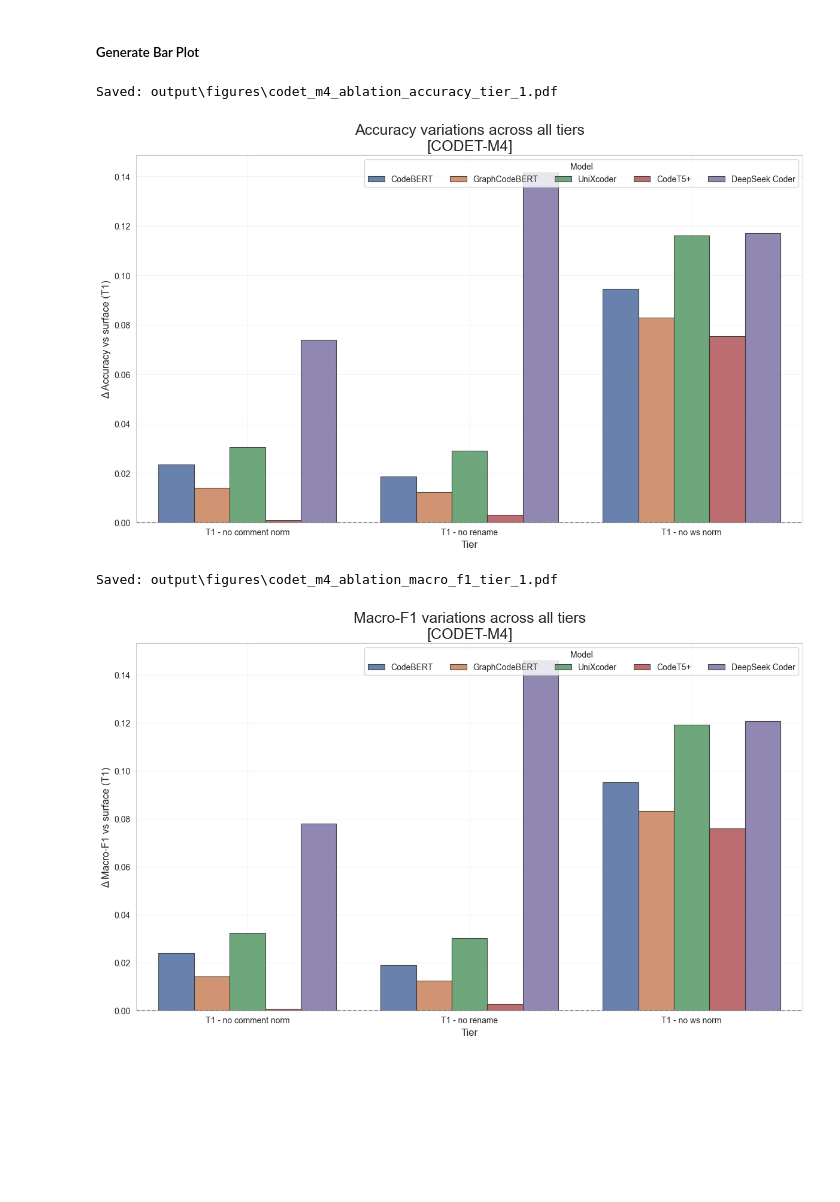
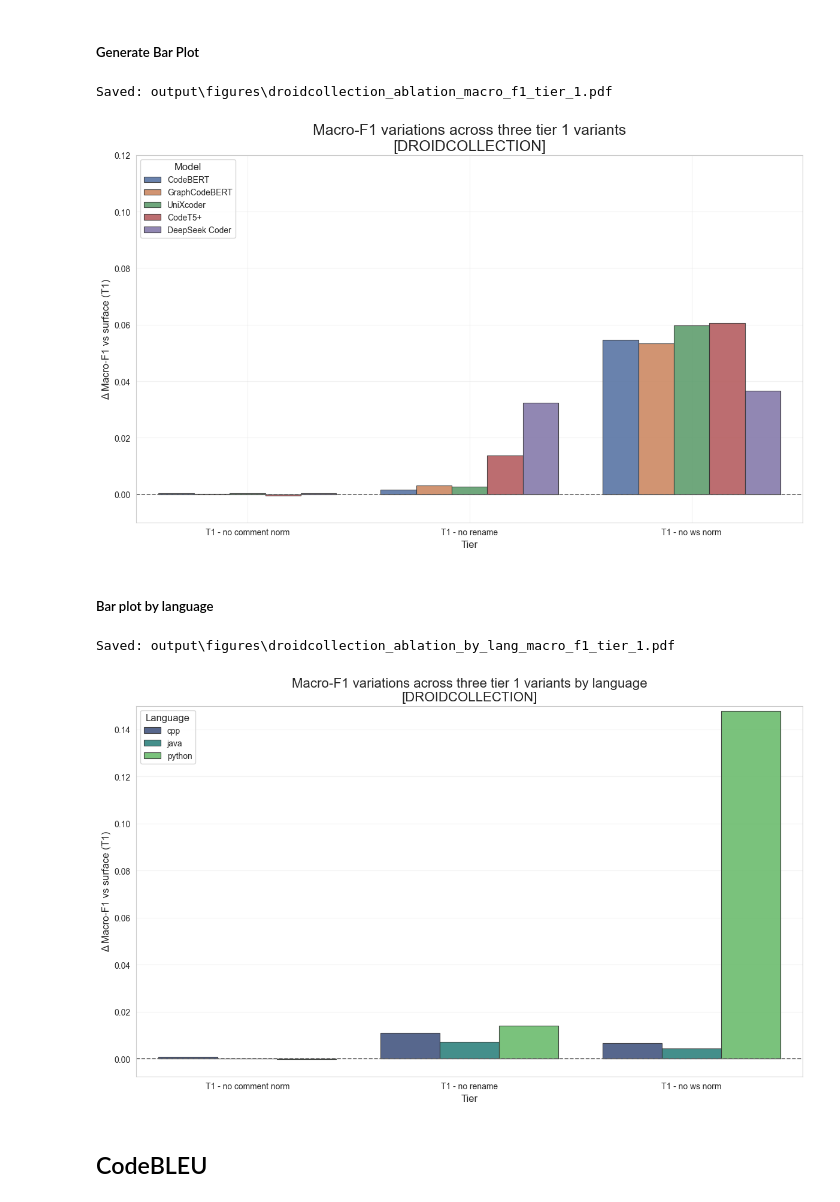
Before and after one commit to springfeld7/dt133g-thesis-project, a Jupyter notebook: notebooks/visualize_results.ipynb, the cells around one changed output. Saved outputs shown, nothing was run; the diff lists cells and outputs as text; code cells hidden in the pictures; blank space fills up the shorter version.

```diff
--- a/notebooks/visualize_results.ipynb
+++ b/notebooks/visualize_results.ipynb
@@ -485,14 +502,25 @@ def build_ablation_summary(base_dir=Path("data/fine_tune/models")):
+# %%
+df_raw_abl = load_ablation_df()
+
+df_raw_abl = pd.concat([df_raw.loc[df_raw["tier"] == TIER_NAME], df_raw_abl])
+df_raw_abl["dataset"] = DATASET_NAME
+
+abl_tiers = df_raw_abl['tier'].unique()
+abl_summary_df = build_metrics_summary(df_raw_abl, tiers=abl_tiers)
+abl_delta_df = build_delta_summary(abl_summary_df, baseline=TIER_NAME)
+
+ABLATION_TIERS = [t for t in abl_tiers if t != TIER_NAME]
 # %% [markdown]
 ##### Generate Bar Plot
 # %%
-def plot_ablation_barplot(summary_df, tiers, baseline, models=ALL_MODELS, metrics=["accuracy", "macro_f1"]):
+def plot_ablation_barplot(summary_df, tiers=ABLATION_TIERS, baseline=TIER_NAME, models=ALL_MODELS, metrics=["macro_f1"], language=None):
     for metric in metrics:
         fig, ax = plt.subplots(figsize=(12, 7.4))
         x = np.arange(len(tiers))
 
         plot_data = []
         for model in models:
-            model_df: DataFrame = summary_df[summary_df["model_name"] == model]
+            model_df = summary_df[summary_df["model_name"] == model]
             model_df = model_df.groupby("tier").mean(numeric_only=True).reindex(tiers)
             delta_col = f"{metric}_delta" if f"{metric}_delta" in model_df.columns else metric
 
@@ -525,9 +553,15 @@ def plot_ablation_barplot(summary_df, tiers, baseline, models=ALL_MODELS, metric
         )
 
         ax.axhline(0.0, color="#666666", linestyle="--", linewidth=1.2)
+        ax.set_ylim(-0.01, 0.12)
         ds_name = f"[{DATASET_NAME.upper().replace('_', '-')}]"
+        plot_title = f"{METRIC_LABELS[metric]} variations across three tier 1 variants"
+        if language:
+            plot_title += f" for {language.title().replace('pp', '++')}\n{ds_name}"
+        else:
+            plot_title += f"\n{ds_name}"
         ax.set_title(
-            f"{METRIC_LABELS[metric]} variations across all tiers\n{ds_name}",
+            plot_title,
             fontsize=18,
             fontweight="medium",
         )
@@ -544,28 +578,25 @@ def plot_ablation_barplot(summary_df, tiers, baseline, models=ALL_MODELS, metric
                 handles,
                 labels,
                 title="Model",
-                ncol=min(len(labels), 5),
+                title_fontsize=12,
+                ncol=1,
                 frameon=True,
                 fontsize=10,
+                loc="upper left"
             )
 
         fig.tight_layout()
         tier_name = "_".join(tiers[0].split("_")[:2])
 
-        save_figure(fig, f"{DATASET_NAME}_ablation_{metric}_{tier_name}")
+        save_path = f"{DATASET_NAME}_ablation_{metric}_{tier_name}"
+        if language:
+            save_path += f"_{language}"
+        save_figure(fig, save_path)
         plt.show()
-
-
-baseline = "tier_1"
-
-ablation_summary_df, abl_tiers = build_ablation_summary()
-raw_summary_df = build_metrics_summary(df_raw, tiers=np.array([baseline]))
-combined_df = pd.concat([raw_summary_df, ablation_summary_df], ignore_index=True)
-delta_summary_df = build_delta_summary(combined_df, baseline)
-
-plot_ablation_barplot(delta_summary_df, abl_tiers, baseline)
-# %% [output]
-Saved: output\figures\codet_m4_ablation_accuracy_tier_1.pdf
-[figure, removed]
-Saved: output\figures\codet_m4_ablation_macro_f1_tier_1.pdf
-[figure, removed]
+# %%
+plot_ablation_barplot(abl_delta_df)
+# %% [output]
+Saved: output\figures\droidcollection_ablation_macro_f1_tier_1.pdf
+[figure, added]
+# %% [markdown]
+##### Bar plot by language
@@ -571,0 +661,18 @@ Saved: output\figures\codet_m4_ablation_macro_f1_tier_1.pdf
+# %%
+all_lang_deltas = []
+
+for lang in LANGUAGES:
+    lang_df = df_raw_abl[df_raw_abl["language"] == lang]
+    lang_summary = build_metrics_summary(lang_df, models=ALL_MODELS, tiers=abl_tiers)
+    lang_delta = build_delta_summary(lang_summary, baseline=TIER_NAME)
+
+    all_lang_deltas.append(lang_delta)
+
+combined_delta_df = pd.concat(all_lang_deltas, ignore_index=True)
+
+plot_ablation_barplot_by_language(combined_delta_df, tiers=ABLATION_TIERS, baseline=TIER_NAME)
+# %% [output]
+Saved: output\figures\droidcollection_ablation_by_lang_macro_f1_tier_1.pdf
+[figure, added]
+# %% [markdown]
+## CodeBLEU
```
Also changed, not shown: parts of 18 cells of this notebook, 9 other files.
